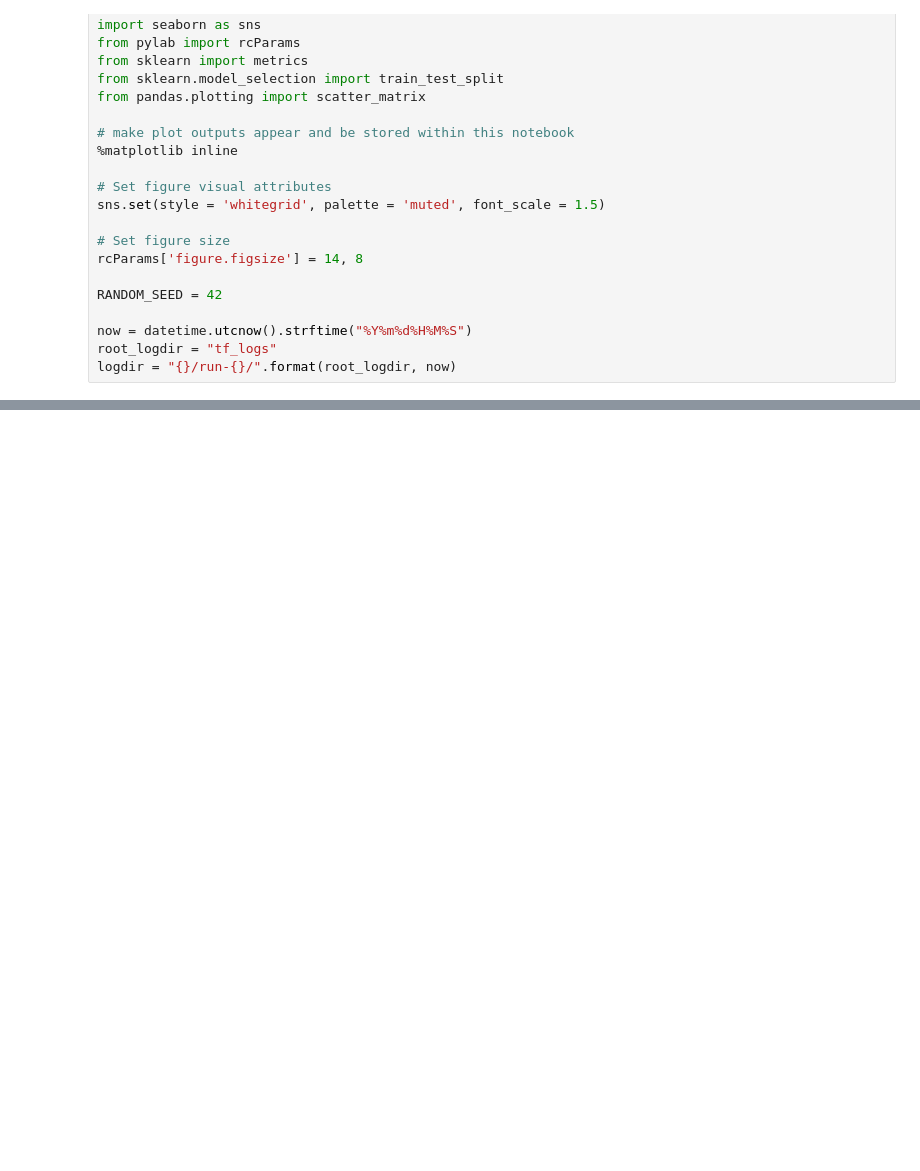
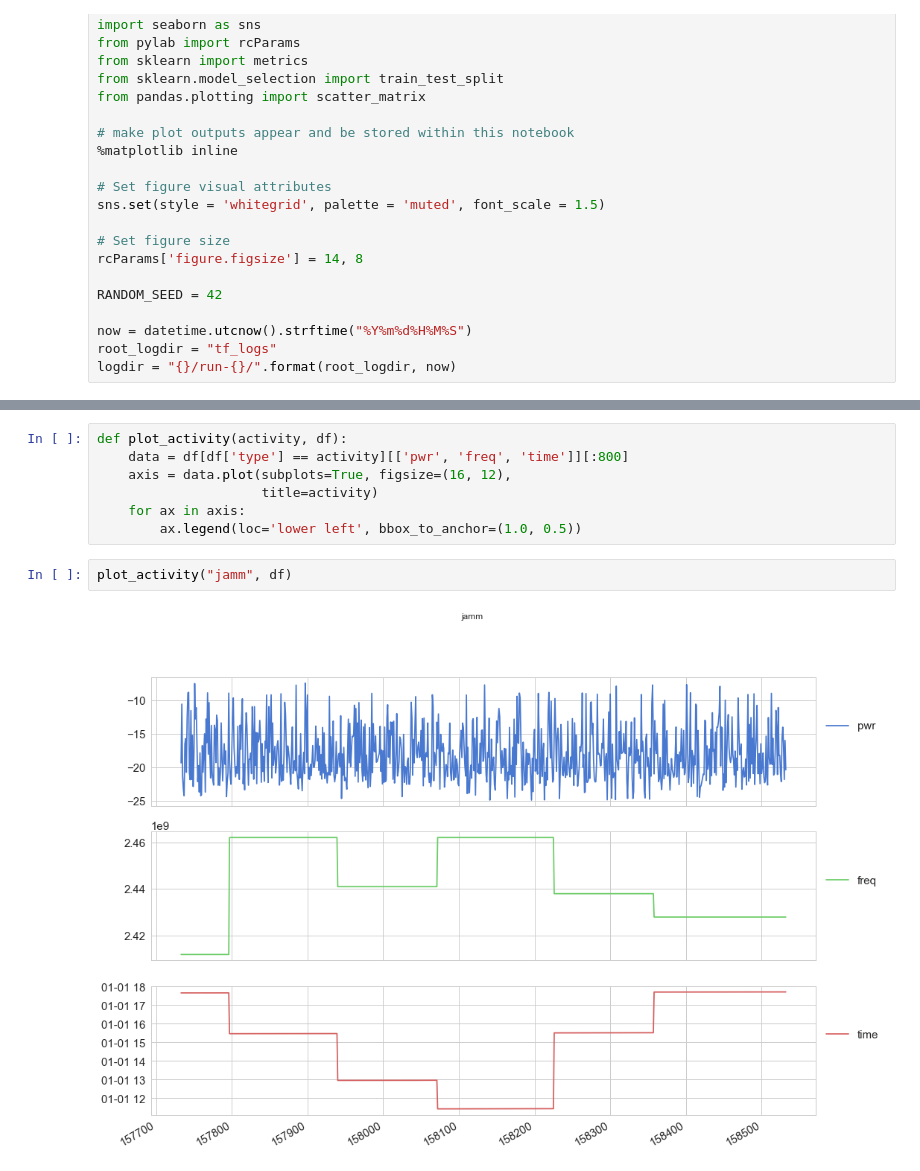
Before and after one commit to booman171/RF_Algo, a Jupyter notebook: RF_Algo.ipynb, the cells around one changed output, grey strips where cells are left out. Drawn from its saved outputs; the diff is of its cells as text; blank space fills up the shorter version.

```diff
--- a/RF_Algo.ipynb
+++ b/RF_Algo.ipynb
@@ -89,0 +96,11 @@ Name: module, dtype: int64
+# %%
+def plot_activity(activity, df):
+    data = df[df['type'] == activity][['pwr', 'freq', 'time']][:800]
+    axis = data.plot(subplots=True, figsize=(16, 12),
+                     title=activity)
+    for ax in axis:
+        ax.legend(loc='lower left', bbox_to_anchor=(1.0, 0.5))
+# %%
+plot_activity("jamm", df)
+# %% [output]
+[figure, added]
```
Also changed, not shown: parts of 37 cells of this notebook, 4 other files.
